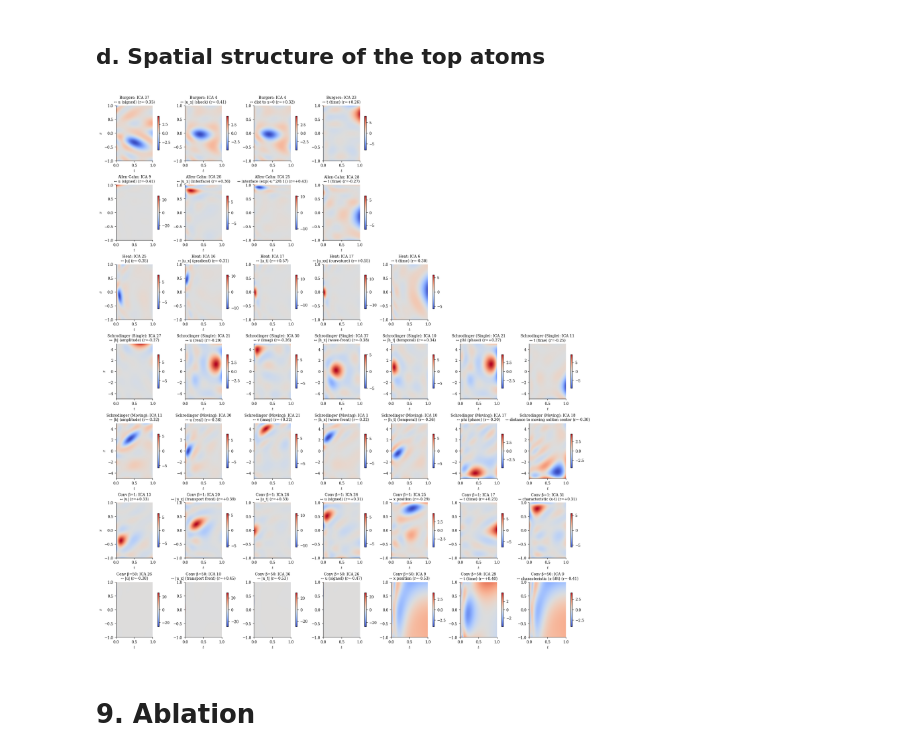
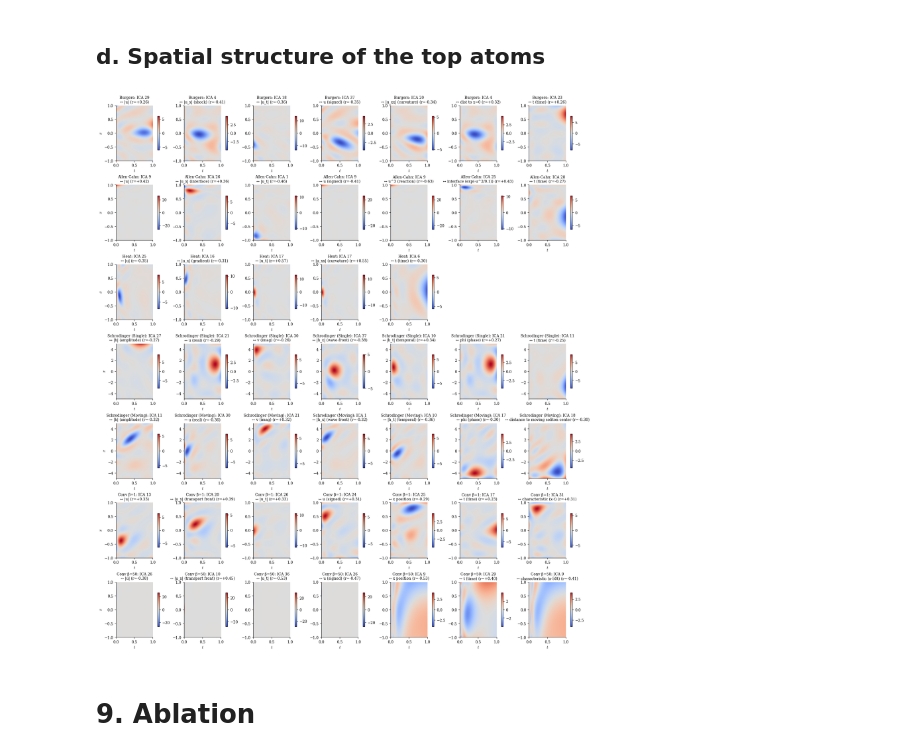
Before and after one commit to NanditaPatil-dotcom/PhysSAE, a Jupyter notebook: PhysSAE_ICA_baseline.ipynb, the cells around one changed output. Saved outputs shown, nothing was run; the diff lists cells and outputs as text; code cells hidden in the pictures.

```diff
--- a/PhysSAE_ICA_baseline.ipynb
+++ b/PhysSAE_ICA_baseline.ipynb
@@ -1046,36 +1046,36 @@ def fig3(d_list):
             ax.set_xlabel("$t$")
 
             if j_idx == 0:
                 ax.set_ylabel("$x$")
 
             plt.colorbar(im,ax=ax,fraction=0.046)
 
         # hide unused columns
         for k in range(len(concept_subset), 8):
             axes[row, k].axis("off")
 
     plt.savefig("figures/fig3_ica.png",bbox_inches="tight")
     plt.show()
 
 
-burgers_concepts_show = ["u (signed)","|u_x| (shock)","dist to x=0","t (time)"]
-ac_concepts_show = ["u (signed)","|u_x| (interface)","interface (exp(-u^2/0.1))","t (time)"]
+burgers_concepts_show = ["|u|","|u_x| (shock)","|u_t|","u (signed)","|u_xx| (curvature)","dist to x=0","t (time)"]
+ac_concepts_show = ["|u|","|u_x| (interface)","|u_t|","u (signed)","u^3 (reaction)","interface (exp(-u^2/0.1))","t (time)"]
 heat_concepts_show = ["|u|","|u_x| (gradient)","|u_t|","|u_xx| (curvature)","t (time)"]
 sch_single_concepts_show = ["|h| (amplitude)","u (real)","v (imag)","|h_x| (wave-front)","|h_t| (temporal)","phi (phase)","t (time)"]
 sch_moving_concepts_show = ["|h| (amplitude)","u (real)","v (imag)","|h_x| (wave-front)","|h_t| (temporal)","phi (phase)","distance to moving soliton center"]
 conv1_concepts_show = ["|u|","|u_x| (transport front)","|u_t|","u (signed)","x position","t (time)","characteristic (x-t)"]
 conv50_concepts_show = ["|u|","|u_x| (transport front)","|u_t|","u (signed)","x position","t (time)","characteristic (x-50t)"]
 
 
 fig3([(Z_b, A_b, names_b, burgers_concepts_show, "Burgers"),
       (Z_a, A_a, names_a,ac_concepts_show,"Allen-Cahn"),
       (Z_h, A_h, names_h,heat_concepts_show,"Heat"),
       (Z_s_s, A_s_s, names_s_s,sch_single_concepts_show,"Schrodinger (Single)"),
       (Z_s_m, A_s_m, names_s_m,sch_moving_concepts_show,"Schrodinger (Moving)"),
       (Z_c1, A_c1, names_c1,conv1_concepts_show,"Conv β=1"),
       (Z_c50, A_c50, names_c50,conv50_concepts_show,"Conv β=50")])
 # %% [output]
-[figure, old version]
+[figure, new version]
 # %% [markdown]
 # 9. Ablation
 # %% [markdown]
```
Also changed, not shown: parts of 8 cells of this notebook.
